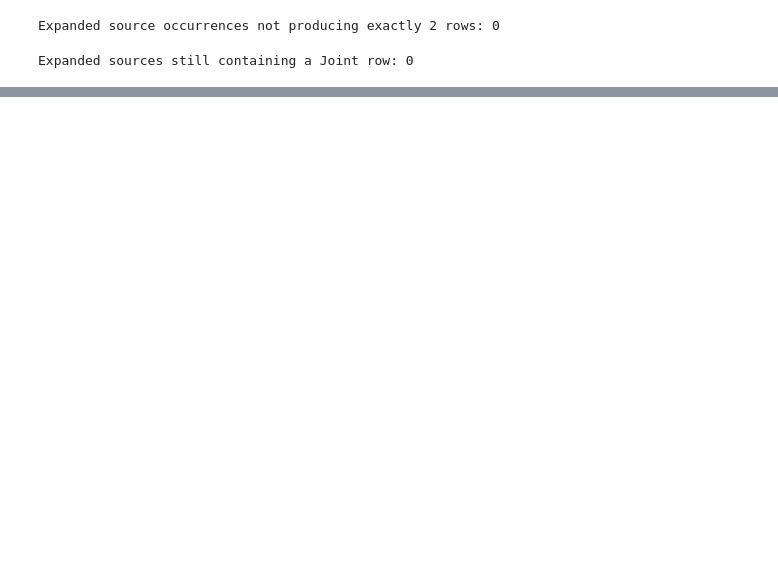
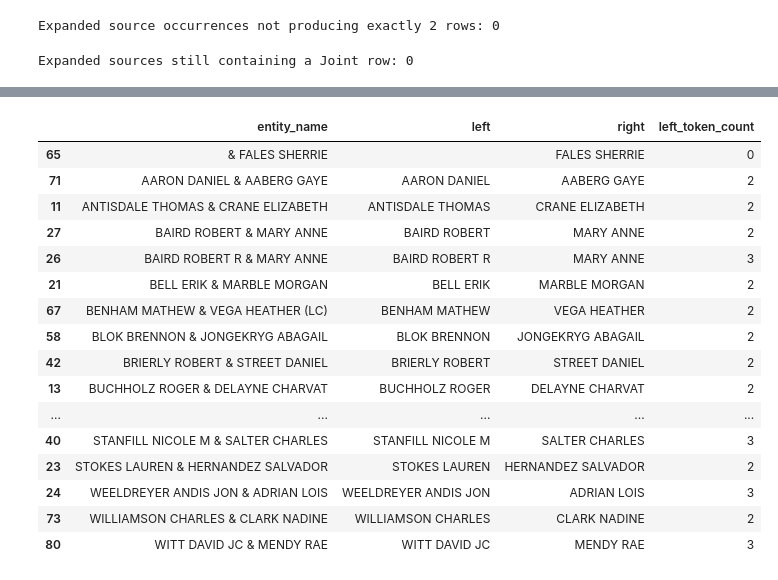
Before and after one commit to mattphinney-94/kzoo_county_project, a Jupyter notebook: Finalized_Entity_Table_Analysis.ipynb, the cells around one changed output, grey strips where cells are left out. Saved outputs shown, nothing was run; the diff lists cells and outputs as text; code cells hidden in the pictures; blank space fills up the shorter version.

```diff
--- a/Finalized_Entity_Table_Analysis.ipynb
+++ b/Finalized_Entity_Table_Analysis.ipynb
@@ -1172,0 +1289,22 @@ Expanded sources still containing a Joint row: 0
+# %%
+zero_comma_single_ampersand = (
+    remaining_joint_profile[
+        (remaining_joint_profile["ampersand_count"] == 1)
+        &
+        (remaining_joint_profile["comma_count"] == 0)
+        &
+        (remaining_joint_profile["semicolon_count"] == 0)
+        &
+        (remaining_joint_profile["slash_count"] == 0)
+        &
+        (remaining_joint_profile["and_count"] == 0)
+        &
+        (~remaining_joint_profile["contains_et_al"])
+    ]
+    .copy()
+)
+
+print(
+    "Unique zero-comma single-ampersand names:",
+    f"{len(zero_comma_single_ampersand):,}"
+)
@@ -1172,0 +1524,38 @@ Expanded sources still containing a Joint row: 0
+# %%
+right_two_full_tokens = (
+    zero_comma_structure[
+        (zero_comma_structure["right_token_count"] == 2)
+        &
+        (~zero_comma_structure["right_ends_initial"])
+    ]
+    .copy()
+)
+
+right_two_full_tokens[
+    [
+        "entity_name",
+        "left",
+        "right",
+        "left_token_count"
+    ]
+].sort_values(
+    "entity_name"
+)
+# %% [output]
+|  | entity_name | left | right | left_token_count |
+| 65 | & FALES SHERRIE |  | FALES SHERRIE | 0 |
+| 71 | AARON DANIEL & AABERG GAYE | AARON DANIEL | AABERG GAYE | 2 |
+| 11 | ANTISDALE THOMAS & CRANE ELIZABETH | ANTISDALE THOMAS | CRANE ELIZABETH | 2 |
+| 27 | BAIRD ROBERT & MARY ANNE | BAIRD ROBERT | MARY ANNE | 2 |
+| 26 | BAIRD ROBERT R & MARY ANNE | BAIRD ROBERT R | MARY ANNE | 3 |
+| 21 | BELL ERIK & MARBLE MORGAN | BELL ERIK | MARBLE MORGAN | 2 |
+| 67 | BENHAM MATHEW & VEGA HEATHER (LC) | BENHAM MATHEW | VEGA HEATHER | 2 |
+| 58 | BLOK BRENNON & JONGEKRYG ABAGAIL | BLOK BRENNON | JONGEKRYG ABAGAIL | 2 |
+| 42 | BRIERLY ROBERT & STREET DANIEL | BRIERLY ROBERT | STREET DANIEL | 2 |
+| 13 | BUCHHOLZ ROGER & DELAYNE CHARVAT | BUCHHOLZ ROGER | DELAYNE CHARVAT | 2 |
+| ... | ... | ... | ... | ... |
+| 40 | STANFILL NICOLE M & SALTER CHARLES | STANFILL NICOLE M | SALTER CHARLES | 3 |
+| 23 | STOKES LAUREN & HERNANDEZ SALVADOR | STOKES LAUREN | HERNANDEZ SALVADOR | 2 |
+| 24 | WEELDREYER ANDIS JON & ADRIAN LOIS | WEELDREYER ANDIS JON | ADRIAN LOIS | 3 |
+| 73 | WILLIAMSON CHARLES & CLARK NADINE | WILLIAMSON CHARLES | CLARK NADINE | 2 |
+| 80 | WITT DAVID JC & MENDY RAE | WITT DAVID JC | MENDY RAE | 3 |
```
Also changed, not shown: parts of 44 cells of this notebook, 1 other file.
